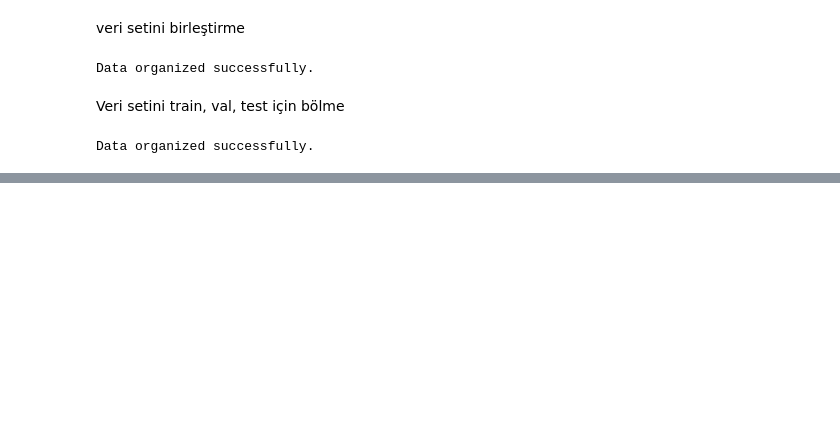
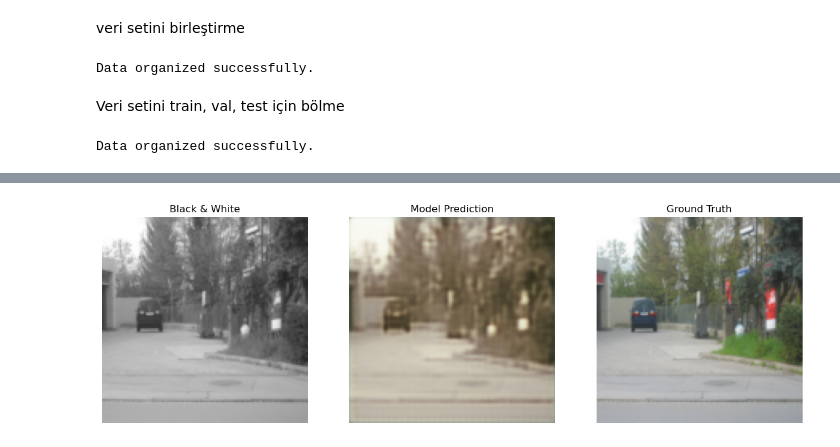
Before and after one commit to RanaBetulKaya/GrayToColour_ImageProcessing, a Jupyter notebook: gray_to_colour.ipynb, the cells around one changed output, grey strips where cells are left out. Drawn from its saved outputs; the diff is of its cells as text; code cells hidden in the pictures; blank space fills up the shorter version.

```diff
--- a/gray_to_colour.ipynb
+++ b/gray_to_colour.ipynb
@@ -230,15 +244,0 @@ Epoch [50/50], Train Loss: 0.0113, Train Accuracy: 0.7916, Validation Loss: 0.01
-# %%
-model.eval()
-test_loss = 0.0
-test_accuracy = 0.0
-with torch.no_grad():
-    for grey_images, color_images in test_loader:
-        grey_images, color_images = grey_images.to(device), color_images.to(device)
-        outputs = model(grey_images)
-        loss = criterion(outputs, color_images)
-        test_loss += loss.item() * grey_images.size(0)
-        test_accuracy += calculate_accuracy(outputs, color_images).item() * grey_images.size(0)
-
-test_loss = test_loss / len(test_loader.dataset)
-test_accuracy = test_accuracy / len(test_loader.dataset)
-print(f'Test Loss: {test_loss:.4f}, Test Accuracy: {test_accuracy:.4f}')
@@ -246,0 +271,48 @@ Test Loss: 0.0098, Test Accuracy: 0.7990
+# %%
+def imshow(image, title=None):
+    """ Helper function to display an image tensor. """
+    # image is a numpy array already
+    plt.imshow(image)
+    if title:
+        plt.title(title)
+    plt.axis('off')
+
+# Test aşaması
+model.eval()
+with torch.no_grad():
+    # Get one batch from the test_loader
+    for grey_images, color_images in test_loader:
+        grey_images, color_images = grey_images.to(device), color_images.to(device)
+        outputs = model(grey_images)
+
+        # Take the first image in the batch
+        grey_image = grey_images[50]
+        color_image = color_images[50]
+        output_image = outputs[50]
+
+        # Move tensors to CPU and normalize to [0, 1]
+        grey_image = grey_image.cpu().numpy().transpose(1, 2, 0)
+        grey_image = np.clip(grey_image, 0, 1)
+
+        color_image = color_image.cpu().numpy().transpose(1, 2, 0)
+        color_image = np.clip(color_image, 0, 1)
+
+        output_image = output_image.cpu().numpy().transpose(1, 2, 0)
+        output_image = np.clip(output_image, 0, 1)
+
+        # Plotting
+        plt.figure(figsize=(15, 5))
+
+        plt.subplot(1, 3, 1)
+        imshow(grey_image, 'Black & White')
+
+        plt.subplot(1, 3, 2)
+        imshow(output_image, 'Model Prediction')
+
+        plt.subplot(1, 3, 3)
+        imshow(color_image, 'Ground Truth')
+
+        plt.show()
+        break  # Only display the first example
+# %% [output]
+[figure, added]
```
Also changed, not shown: parts of 4 cells of this notebook.
